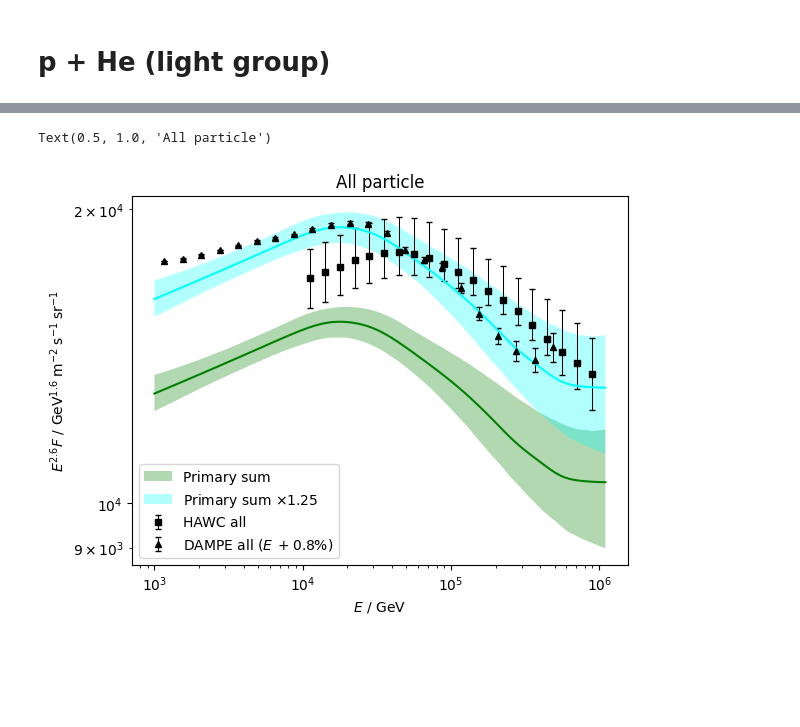
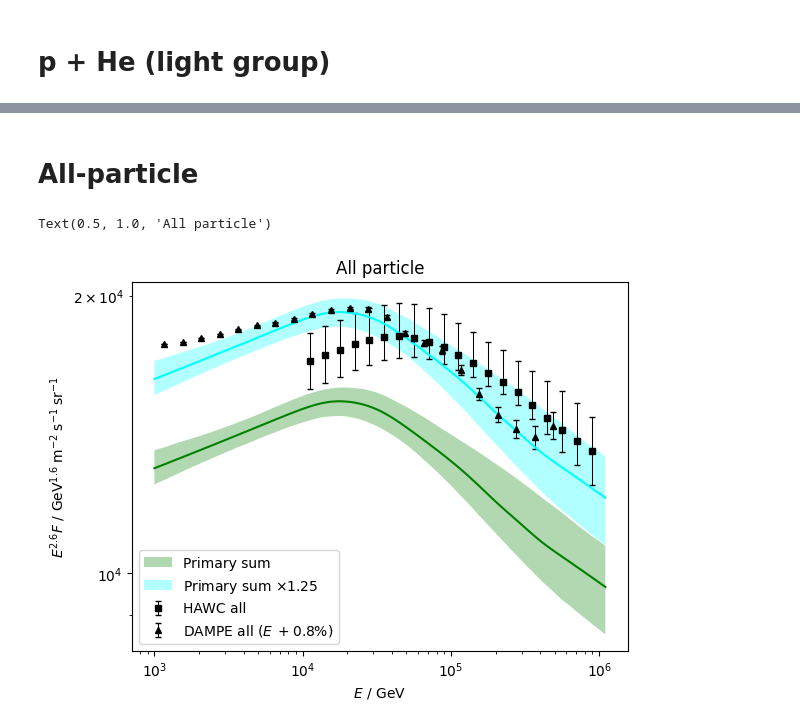
Before and after one commit to nj-vs-vh/EVA, a Jupyter notebook: observables.ipynb, the cells around one changed output, grey strips where cells are left out. Cells and saved outputs as stored; diff of their text form; code cells hidden in the pictures; blank space fills up the shorter version.

```diff
--- a/observables.ipynb
+++ b/observables.ipynb
@@ -33,5 +14,5 @@ from cr_knee_fit.utils import add_log_margin, label_energy_flux
 # %%
-FIT_DIR = Path("out/composition")
+FIT_DIR = Path("out/composition+lhaaso")
 fc = FitConfig.model_validate_json((FIT_DIR / "config.json").read_text())
 theta_sample = np.loadtxt(FIT_DIR / "theta.txt")
 median_model = Model.unpack(np.median(theta_sample, axis=0), layout_info=fc.model)
@@ -94,17 +65,8 @@ def H_He_ratio_shifted_to_calet(model: Model, R: np.ndarray) -> np.ndarray:
     return dNdR_per_primary[0] / dNdR_per_primary[1]
 
 
-for d in data:
-    ax.errorbar(
-        x=d.R,
-        y=d.ratio,
-        yerr=(d.ratio_errlo, d.ratio_errhi),
-        label=d.experiment.name,
-        markersize=4.0,
-        elinewidth=0.75,
-        capsize=2.0,
-        fmt=d.experiment.marker,
-    )
+for d in p_He_ratio_data:
+    d.plot(ax=ax)
 
 for observable, label, color in (
     (H_He_ratio, "Composition fit", "red"),
@@ -126,4 +88,5 @@ ax.set_xscale("log")
 ax.set_ylabel("H / He")
 # ax.set_yscale("log")
 ax.legend()
+plt.show()
 # %% [output]
@@ -140,7 +102,7 @@ exps = [experiments.cream, experiments.dampe, Experiment("TIBET")]
 light_group_data: list[CRSpectrumData] = []
 for exp in exps:
     raw = load_data(
-        filename=f"{exp.filename_stem_}_light_energy.txt",
+        filename=f"{exp.filename_prefix}_light_energy.txt",
         slope=0,
         norm=1.0,
         min_energy=1e3,
@@ -188,32 +150,36 @@ ax.legend()
+# %% [markdown]
+# All-particle
 # %%
-
 fig, ax = plt.subplots()
 scale = 2.6
 
 for exp, max_energy in ((experiments.hawc, None), (experiments.dampe, 6e5)):
     d = CRSpectrumData.load_all_particle(exp, max_energy=max_energy)
     f = median_model.energy_shifts.f(exp)
     d.with_shifted_energy_scale(f).plot(scale, ax=ax)
 
-for factor, label, color in ((1.0, "Primary sum", "green"), (1.25, "Primary sum $\\times 1.25$", "cyan")):
+for factor, label, color in (
+    (1.0, "Primary sum", "green"),
+    (1.25, "Primary sum $\\times 1.25$", "cyan"),
+):
     plot_credible_band(
         ax,
         scale=scale,
         bounds=(1e3, 1.1e6),
         observable=lambda model, E: (
             np.array(sum(model.cr_model.compute(E, primary=p) for p in Primary)) * factor
         ),
         color=color,
         theta_sample=theta_sample,
         model_config=fc.model,
         add_median=True,
         label=label,
     )
 label_energy_flux(ax, scale=scale)
 ax.set_xscale("log")
 ax.set_yscale("log")
 ax.legend()
 ax.set_title("All particle")
 # %% [output]
 Text(0.5, 1.0, 'All particle')
-[figure, old version]
+[figure, new version]
```
Also changed, not shown: parts of 6 cells of this notebook, 6 other files.
